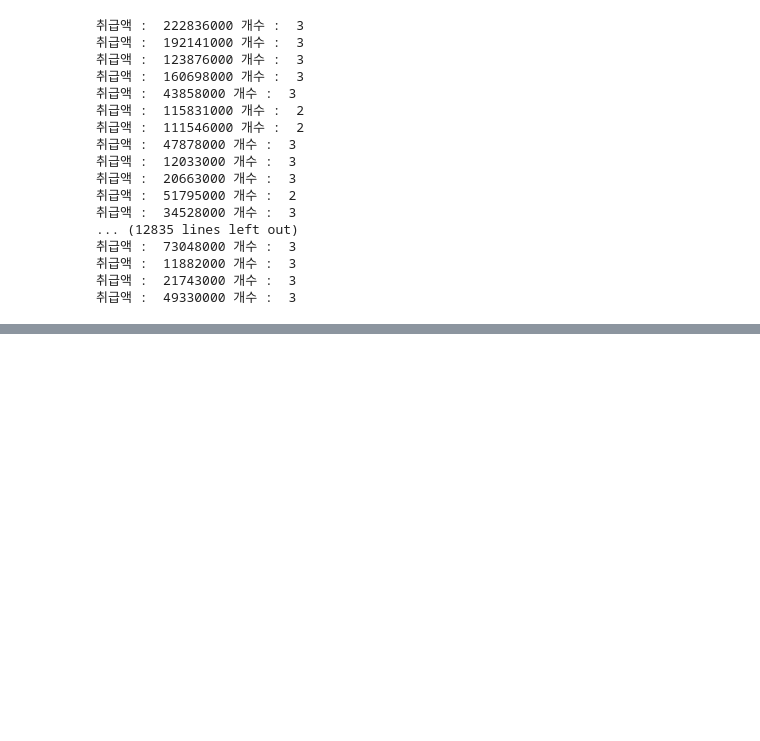
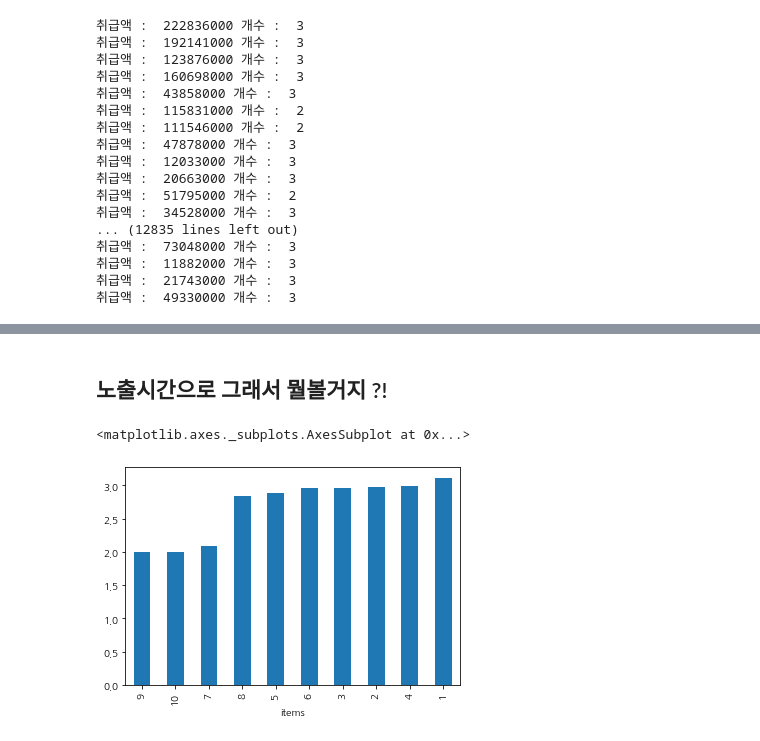
Before and after one commit to shp1204/AI-, a Jupyter notebook: Project/EDA1.ipynb, the cells around one changed output, grey strips where cells are left out. Saved outputs shown, nothing was run; the diff lists cells and outputs as text; code cells hidden in the pictures; blank space fills up the shorter version.

```diff
--- a/Project/EDA1.ipynb
+++ b/Project/EDA1.ipynb
@@ -400,11 +467,3 @@ for i in tmp.index :
 취급액 :  11882000 개수 :  3
 취급액 :  21743000 개수 :  3
 취급액 :  49330000 개수 :  3
-# %%
-ratio = [0]*37372
-
-x = 0
-for i in range(len(df)-1) :
-    if (df['month'][i] == df['month'][i+1]) & (df['day'][i] == df['day'][i+1]) & (df['상품코드'][i] == df['상품코드'][i+1]) :
-        if df['minute'][i] + df['노출(분)'][i] == df['minute'][i+1] :
-            x += df['minute'][i]
@@ -424,0 +532,40 @@ for i in range(len(df)-1) :
+# %%
+def check_idx(li, idx_num) :
+    li[idx_num] = 1
+    return li
+
+def my_turn(li) :
+    return li.index(0)
+
+not_yet = [0]*37372
+total = [0]*37372
+
+for x, y in zip(tmp_times, tmp_items) :
+    tmp_sum = 0
+    i = my_turn(not_yet)
+
+    tmp_idx = []
+    for k in range(x) : # 3번 연속 방송
+        tmp_idx.append(i)
+        tmp_sum += new[' 취급액 '][i]
+        not_yet = check_idx(not_yet, i)
+        i += new['items'][i]
+
+    for idx_num in tmp_idx :
+        total[idx_num] = tmp_sum
+
+new['total'] = total
+new['취급액/total'] = new[' 취급액 ']/new['total']
+new['취급액']=new[' 취급액 ']
+tmp = pd.concat([df, new], axis=1)
+new_data = tmp.loc[: ,['month','day','요일','hour','minute','노출(분)','repeat','상품군','마더코드','상품코드','items','상품명','pay_type','판매단가','취급액/total','취급액']]
+#new_data.to_excel('./analysis/분석용3.xlsx', encoding='cp949')
+#new_data.to_csv('./data/train3.csv', encoding='cp949', index=False)
+# %% [markdown]
+## 노출시간으로 그래서 뭘볼거지 ?!
+# %%
+new_data['repeat'].groupby(new_data['items']).mean().sort_values().plot(kind='bar')
+# items가 많은데 연속 편성 횟수가 작다 ? => 노출 시간이 클 거같음(60분)
+# %% [output]
+<matplotlib.axes._subplots.AxesSubplot at 0x...>
+[figure, added]
```
Also changed, not shown: parts of 24 cells of this notebook, 4 other files.
